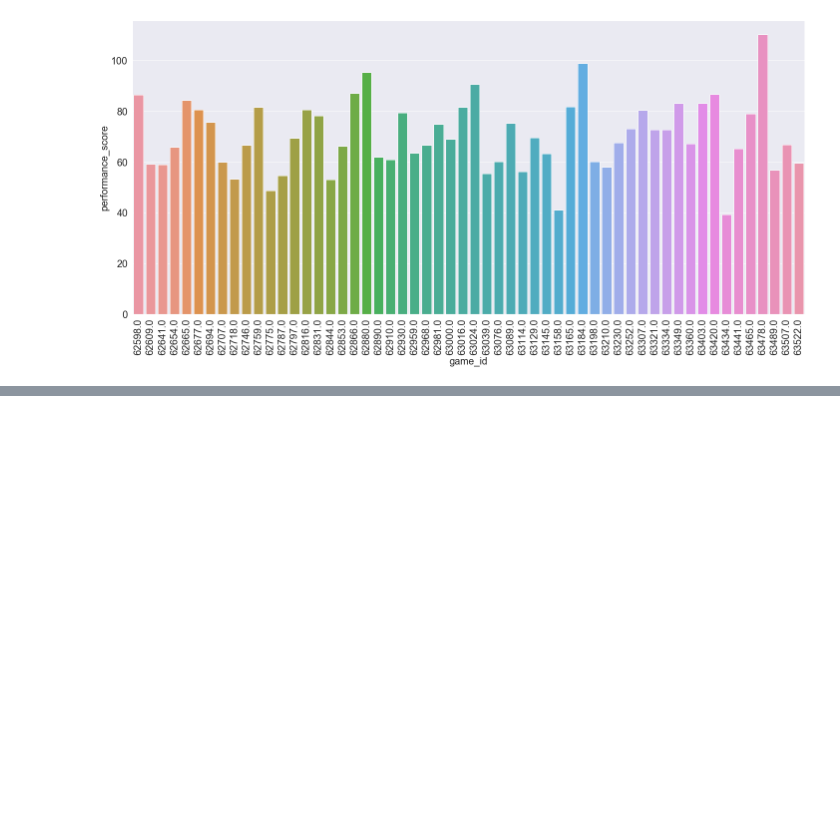
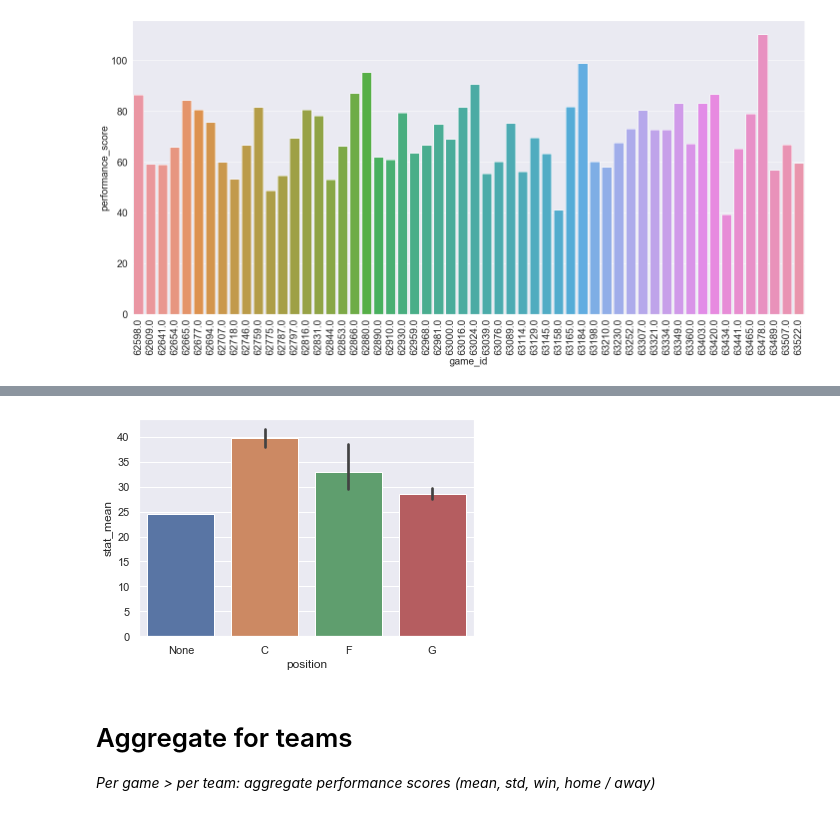
Before and after one commit to JonasRoo/nba-analysis, a Jupyter notebook: notebooks/season_2019_analysis_07092020.ipynb, the cells around one changed output, grey strips where cells are left out. Saved outputs shown, nothing was run; the diff lists cells and outputs as text; code cells hidden in the pictures; blank space fills up the shorter version.

```diff
--- a/notebooks/season_2019_analysis_07092020.ipynb
+++ b/notebooks/season_2019_analysis_07092020.ipynb
@@ -603,0 +631,17 @@ df_performance_eval
+# %%
+def compare_stat_by_position(stat_name: str, take_only_primary_pos: bool = False) -> None:
+    by_pos = df.groupby("player_position", as_index=False).agg({stat_name: "mean"})
+    if take_only_primary_pos:
+        by_pos["player_position"] = by_pos["player_position"].apply(lambda s: s.split("-")[0] if s else "None")
+    by_pos.reset_index(inplace=True)
+    by_pos.columns = ["idx", "position", "stat_mean"]
+
+    sns.barplot(data=by_pos, x="position", y="stat_mean")
+# %%
+compare_stat_by_position(stat_name="performance_score", take_only_primary_pos=True)
+# %% [output]
+[figure, added]
+# %% [markdown]
+# Aggregate for teams
+
+<i>Per game > per team: aggregate performance scores (mean, std, win, home / away)<i>
```
Also changed, not shown: parts of 20 cells of this notebook.
